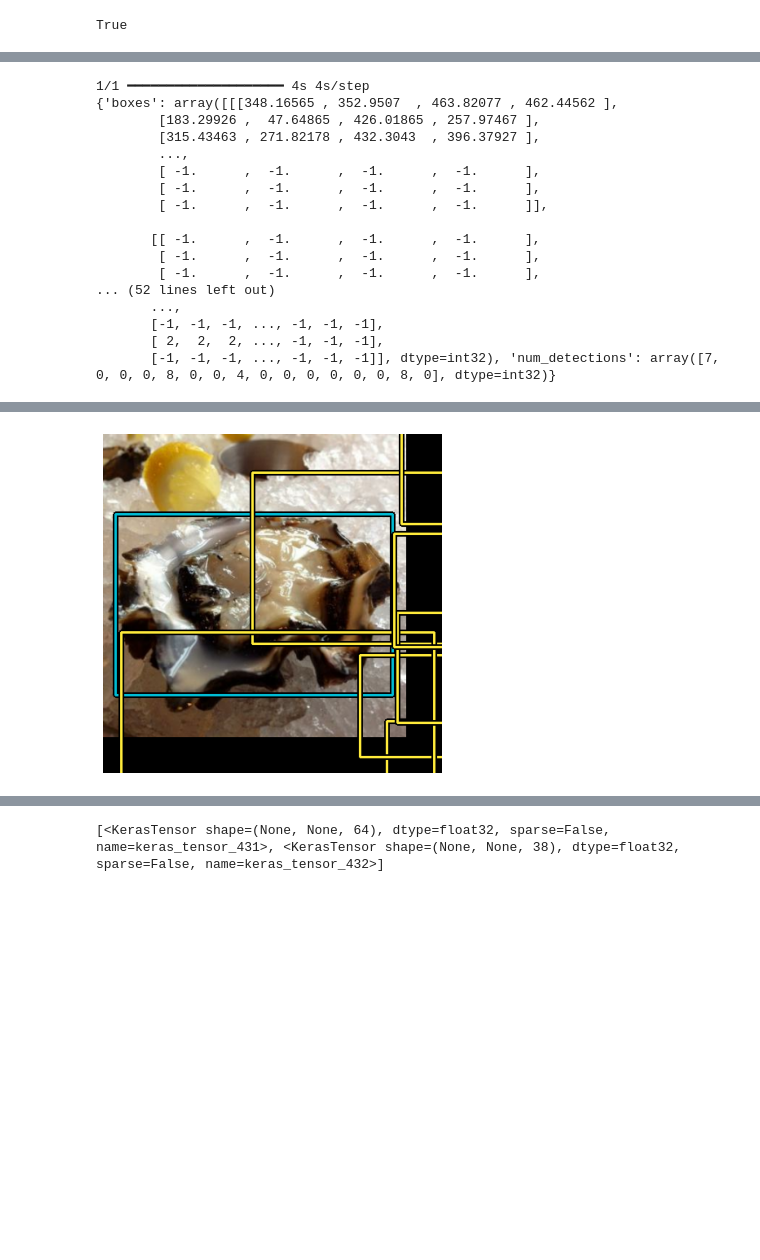
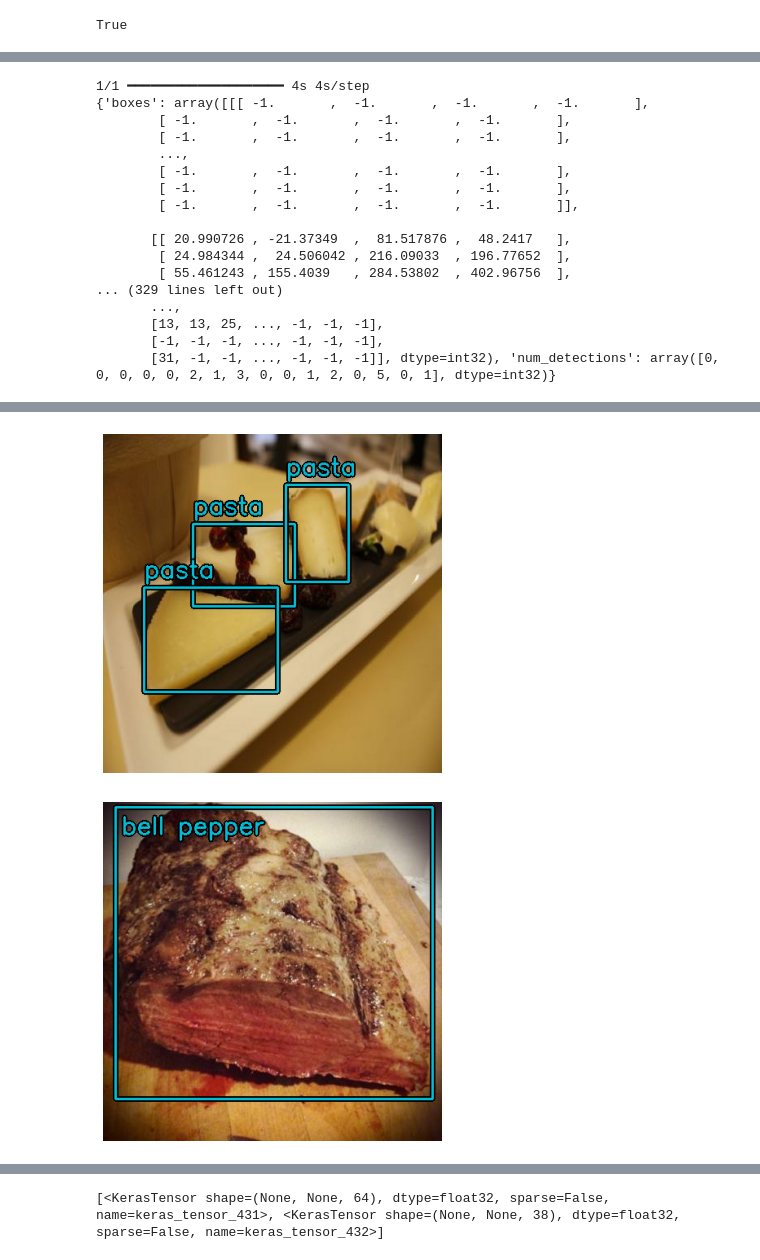
Before and after one commit to Mageiras-C241-PS325/Machine-Learning, a Jupyter notebook: train_model.ipynb, the cells around one changed output, grey strips where cells are left out. Cells and saved outputs as stored; diff of their text form; code cells hidden in the pictures; blank space fills up the shorter version.

```diff
--- a/train_model.ipynb
+++ b/train_model.ipynb
@@ -194,6 +193,7 @@ for result in train_data.take(1):
         cols=1,
         scale=5,
         bounding_box_format='xyxy',
-        y_true=result[1]
+        y_true=result[1],
+        class_mapping=class_mapping
     )
 # %% [output]
@@ -302,21 +302,22 @@ prediction_decoder = keras_cv.layers.NonMaxSuppression(
     bounding_box_format="xyxy",
 )
 
-# model = keras_cv.models.YOLOV8Detector(
-#     num_classes=NUM_CLASSES,
-#     bounding_box_format="xyxy",
-#     backbone=backbone,
-#     fpn_depth=1,
-#     prediction_decoder=prediction_decoder,
-# )
+model = keras_cv.models.YOLOV8Detector(
+    num_classes=NUM_CLASSES,
+    bounding_box_format="xyxy",
+    backbone=backbone,
+    # fpn_depth=1,
+    prediction_decoder=prediction_decoder,
+)
 
 
-model = keras_cv.models.YOLOV8Detector.from_preset(
-    "yolo_v8_s_backbone_coco",
-    bounding_box_format="xyxy",
-    num_classes=NUM_CLASSES,
-    prediction_decoder=prediction_decoder,
-)
+# model = keras_cv.models.YOLOV8Detector.from_preset(
+#     "yolo_v8_s_backbone_coco",
+#     bounding_box_format="xyxy",
+#     num_classes=NUM_CLASSES,
+#     prediction_decoder=prediction_decoder,
+#     include_rescaling = True,
+# )
 # %%
 freeze = 133
 # Freeze to up to 133 layers
@@ -363,7 +364,7 @@ os.environ['TF_CPP_MIN_LOG_LEVEL'] = '3'  # or any {'0', '1', '2'}
 model.compile(
     optimizer=optimizer,
     # classification_loss="binary_crossentropy",
-    classification_loss=tf.keras.losses.CategoricalCrossentropy(),
+    classification_loss=tf.keras.losses.CategoricalFocalCrossentropy(),
     box_loss=keras_cv.losses.CIoULoss("xyxy", eps=1e-07)
 )
 
@@ -456,11 +456,11 @@ model.evaluate(test_data)
 # %%
 model.prediction_decoder = keras_cv.layers.NonMaxSuppression(
     from_logits=False,
-    confidence_threshold=0.99,
-    iou_threshold=0.2,
+    confidence_threshold=0.9,
+    iou_threshold=0.1,
     bounding_box_format="xyxy",
 )
-for result in test_data.take(1):
+for result in test_data.take(5):
     y_pred = model.predict(result[0])
     print(y_pred)
     visualization.plot_bounding_box_gallery(
@@ -471,23 +471,24 @@ for result in test_data.take(1):
         scale=5,
         bounding_box_format='xyxy',
         y_pred=y_pred,
-        y_true=result[1]
+        y_true=result[1],
+        class_mapping=class_mapping
     )
 # %% [output]
 1/1 ━━━━━━━━━━━━━━━━━━━━ 4s 4s/step
-{'boxes': array([[[348.16565 , 352.9507  , 463.82077 , 462.44562 ],
-        [183.29926 ,  47.64865 , 426.01865 , 257.97467 ],
-        [315.43463 , 271.82178 , 432.3043  , 396.37927 ],
+{'boxes': array([[[ -1.       ,  -1.       ,  -1.       ,  -1.       ],
+        [ -1.       ,  -1.       ,  -1.       ,  -1.       ],
+        [ -1.       ,  -1.       ,  -1.       ,  -1.       ],
         ...,
-        [ -1.      ,  -1.      ,  -1.      ,  -1.      ],
-        [ -1.      ,  -1.      ,  -1.      ,  -1.      ],
-        [ -1.      ,  -1.      ,  -1.      ,  -1.      ]],
+        [ -1.       ,  -1.       ,  -1.       ,  -1.       ],
+        [ -1.       ,  -1.       ,  -1.       ,  -1.       ],
+        [ -1.       ,  -1.       ,  -1.       ,  -1.       ]],
 
-       [[ -1.      ,  -1.      ,  -1.      ,  -1.      ],
-        [ -1.      ,  -1.      ,  -1.      ,  -1.      ],
-        [ -1.      ,  -1.      ,  -1.      ,  -1.      ],
-... (52 lines left out)
+       [[ 20.990726 , -21.37349  ,  81.517876 ,  48.2417   ],
+        [ 24.984344 ,  24.506042 , 216.09033  , 196.77652  ],
+        [ 55.461243 , 155.4039   , 284.53802  , 402.96756  ],
+... (329 lines left out)
        ...,
+       [13, 13, 25, ..., -1, -1, -1],
        [-1, -1, -1, ..., -1, -1, -1],
-       [ 2,  2,  2, ..., -1, -1, -1],
-       [-1, -1, -1, ..., -1, -1, -1]], dtype=int32), 'num_detections': array([7, 0, 0, 0, 8, 0, 0, 4, 0, 0, 0, 0, 0, 0, 8, 0], dtype=int32)}
+       [31, -1, -1, ..., -1, -1, -1]], dtype=int32), 'num_detections': array([0, 0, 0, 0, 0, 2, 1, 3, 0, 0, 1, 2, 0, 5, 0, 1], dtype=int32)}
@@ -495 +496,2 @@ for result in test_data.take(1):
-[figure, old version]
+[figure, new version]
+[figure, added]
```
Also changed, not shown: parts of 14 cells of this notebook, 2 other files.
